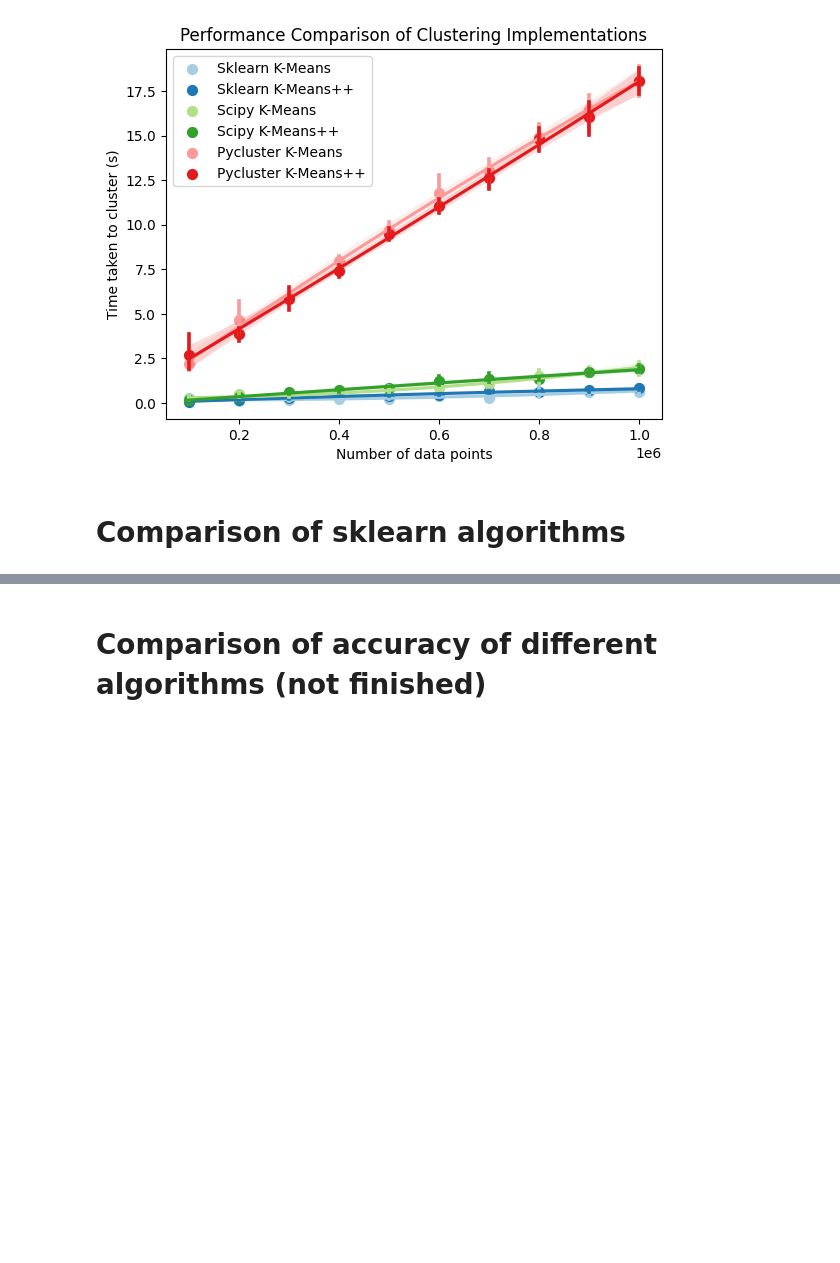
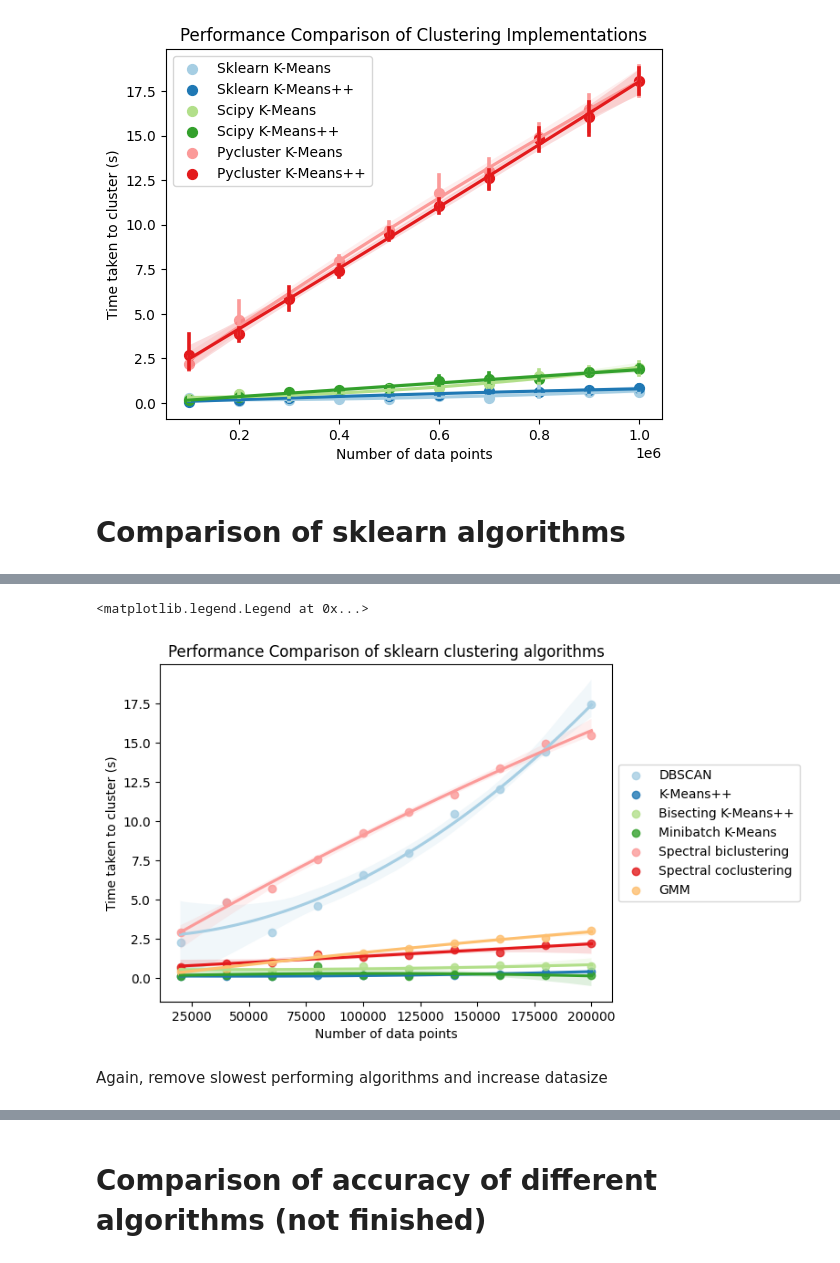
Before and after one commit to askubisz/project, a Jupyter notebook: test.ipynb, the cells around one changed output, grey strips where cells are left out. Saved outputs shown, nothing was run; the diff lists cells and outputs as text; code cells hidden in the pictures; blank space fills up the shorter version.

```diff
--- a/test.ipynb
+++ b/test.ipynb
@@ -246,0 +260,19 @@ plt.legend(loc='center left', bbox_to_anchor=(1, 0.5))
+# %%
+# Define larger dataset sizes
+large_dataset_sizes=np.arange(1,11) * 20000
+
+# Fit algorithms
+
+dbscan = benchmark_sklearn(large_dataset_sizes, sklearn.cluster.DBSCAN().fit, (), {}, sample_size=5)
+
+kmeans = benchmark_sklearn(large_dataset_sizes, sklearn.cluster.KMeans(10, init="k-means++", n_init=1).fit, (), {}, sample_size=5)
+
+bisecting_kmeans = benchmark_sklearn(large_dataset_sizes, sklearn.cluster.BisectingKMeans(10, init='k-means++', n_init=1).fit, (), {}, sample_size=5)
+
+minibatch_kmeans = benchmark_sklearn(large_dataset_sizes, sklearn.cluster.MiniBatchKMeans(10, init="k-means++", n_init=1).fit, (), {}, sample_size=5)
+
+spectral_biclut = benchmark_sklearn(large_dataset_sizes, sklearn.cluster.SpectralBiclustering(10).fit, (), {}, sample_size=5)
+
+spectral_coclust = benchmark_sklearn(large_dataset_sizes, sklearn.cluster.SpectralCoclustering().fit, (), {}, sample_size=5)
+
+gmm = benchmark_sklearn(large_dataset_sizes, sklearn.mixture.GaussianMixture(10).fit, (), {}, sample_size=5)
@@ -246,0 +297,25 @@ plt.legend(loc='center left', bbox_to_anchor=(1, 0.5))
+# %%
+data_names=[kmeans, bisecting_kmeans, minibatch_kmeans, spectral_biclut, spectral_coclust, gmm]
+df=dbscan
+for algo in data_names:
+  df=pd.merge(df, algo, on='sample_size', how='outer')
+df.to_csv("large_data_sklearn_times.csv")
+# %%
+sns.regplot(x='sample_size', y=df.columns[1], data=df, order=2, label='DBSCAN')
+sns.regplot(x='sample_size', y=df.columns[2], data=df, order=2, label='K-Means++')
+sns.regplot(x='sample_size', y=df.columns[3], data=df, order=2, label='Bisecting K-Means++')
+sns.regplot(x='sample_size', y=df.columns[4], data=df, order=2, label='Minibatch K-Means')
+sns.regplot(x='sample_size', y=df.columns[5], data=df, order=2, label='Spectral biclustering')
+sns.regplot(x='sample_size', y=df.columns[6], data=df, order=2, label='Spectral coclustering')
+sns.regplot(x='sample_size', y=df.columns[7], data=df, order=2, label='GMM')
+
+#plt.gca().axis([0, 30000, -2, 45])
+plt.gca().set_xlabel('Number of data points')
+plt.gca().set_ylabel('Time taken to cluster (s)')
+plt.title('Performance Comparison of sklearn clustering algorithms')
+plt.legend(loc='center left', bbox_to_anchor=(1, 0.5))
+# %% [output]
+<matplotlib.legend.Legend at 0x...>
+[figure, added]
+# %% [markdown]
+Again, remove slowest performing algorithms and increase datasize
```
Also changed, not shown: parts of 11 cells of this notebook, 1 other file.
